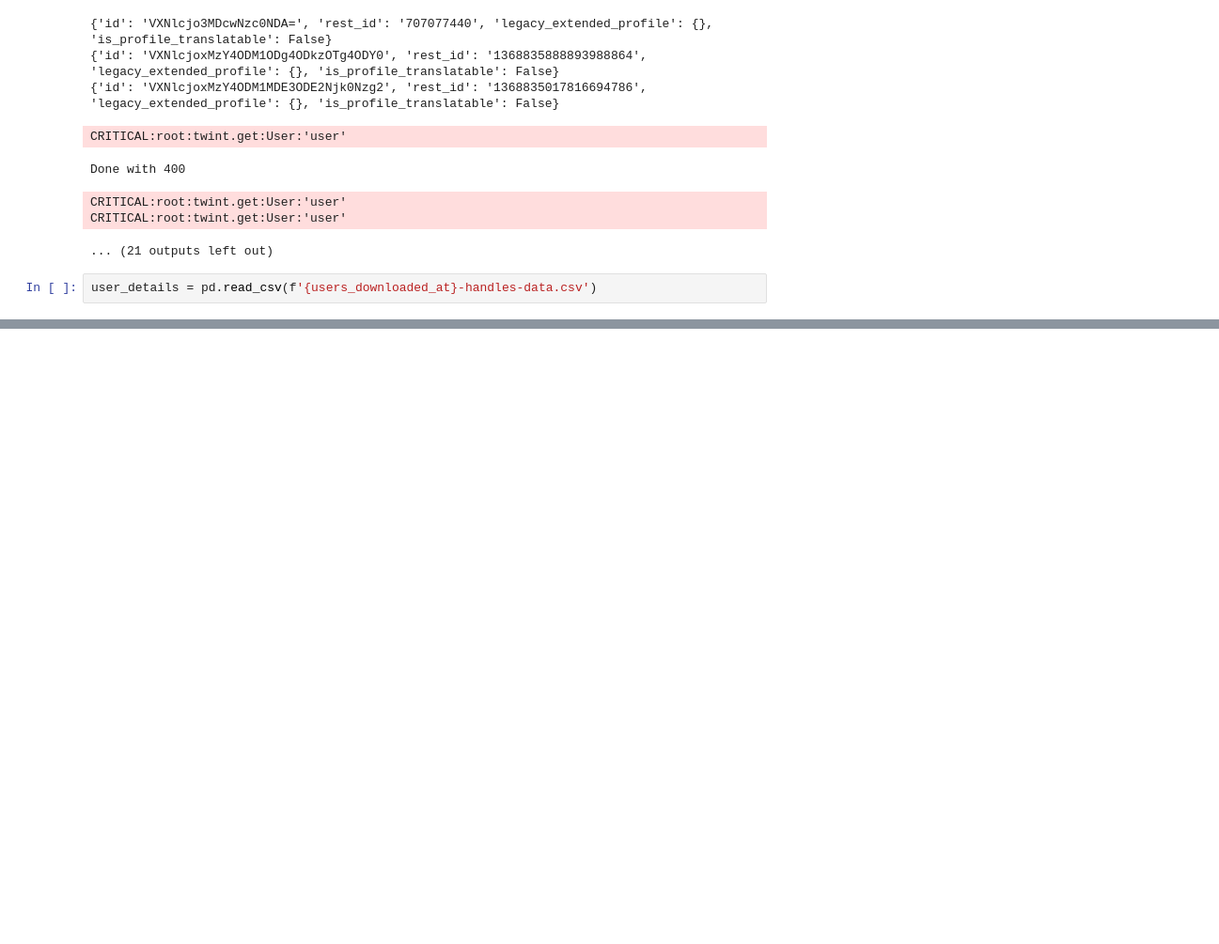
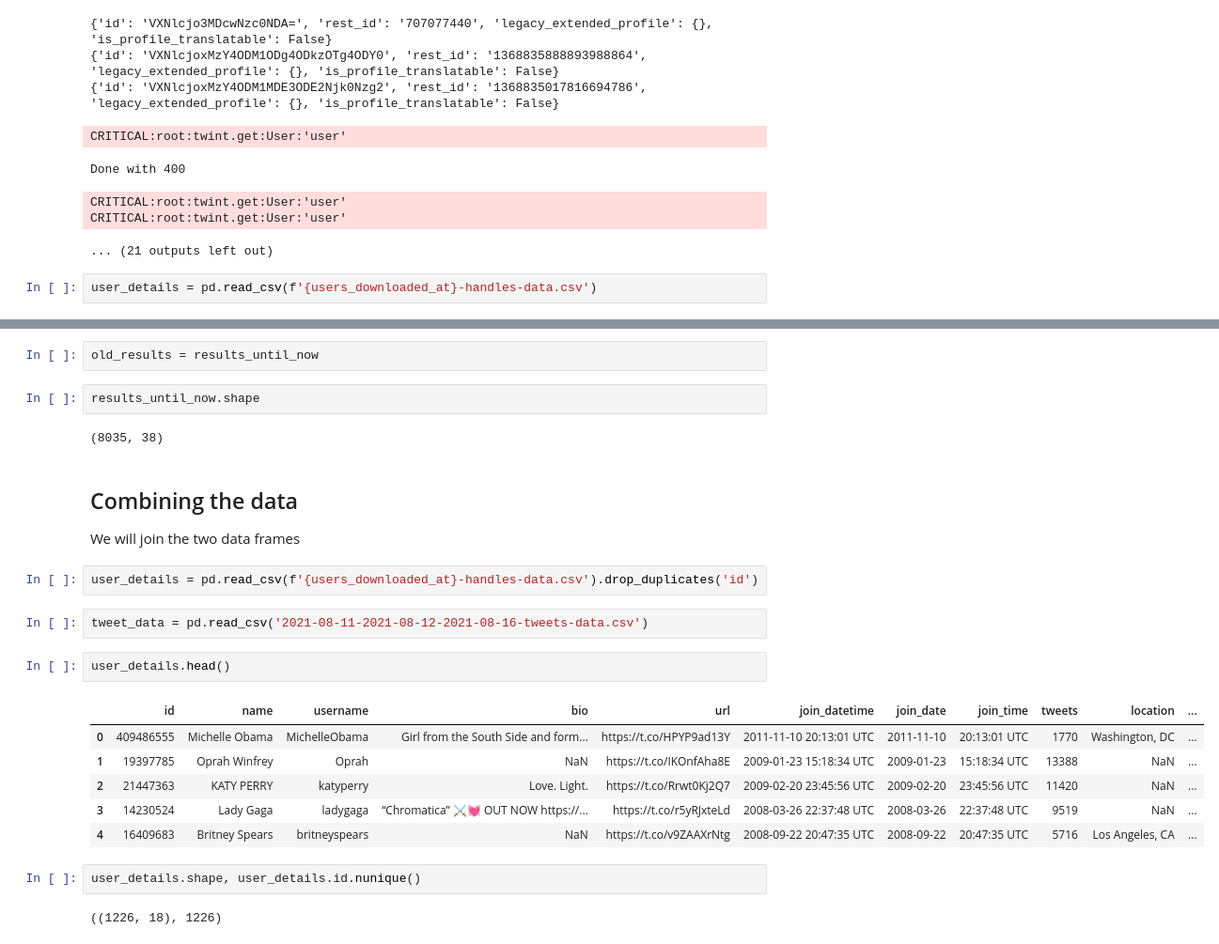
Before and after one commit to andreas-lloyd/course-data, a Jupyter notebook: twitter-exploration/downloading-data.ipynb, the cells around one changed output, grey strips where cells are left out. Shown at 94% size. Drawn from its saved outputs; the diff is of its cells as text; blank space fills up the shorter version.

```diff
--- a/twitter-exploration/downloading-data.ipynb
+++ b/twitter-exploration/downloading-data.ipynb
@@ -105,0 +226,26 @@ results.to_csv(f'{users_downloaded_at}-{download_tweets_from}-{download_tweets_t
+# %%
+old_results = results_until_now
+# %%
+results_until_now.shape
+# %% [output]
+(8035, 38)
+# %% [markdown]
+## Combining the data
+We will join the two data frames
+# %%
+user_details = pd.read_csv(f'{users_downloaded_at}-handles-data.csv').drop_duplicates('id')
+# %%
+tweet_data = pd.read_csv('2021-08-11-2021-08-12-2021-08-16-tweets-data.csv')
+# %%
+user_details.head()
+# %% [output]
+|  | id | name | username | bio | url | join_datetime | join_date | join_time | tweets | location | ... |
+| 0 | 409486555 | Michelle Obama | MichelleObama | Girl from the South Side and form... | https://t.co/HPYP9ad13Y | 2011-11-10 20:13:01 UTC | 2011-11-10 | 20:13:01 UTC | 1770 | Washington, DC | ... |
+| 1 | 19397785 | Oprah Winfrey | Oprah | NaN | https://t.co/IKOnfAha8E | 2009-01-23 15:18:34 UTC | 2009-01-23 | 15:18:34 UTC | 13388 | NaN | ... |
+| 2 | 21447363 | KATY PERRY | katyperry | Love. Light. | https://t.co/Rrwt0Kj2Q7 | 2009-02-20 23:45:56 UTC | 2009-02-20 | 23:45:56 UTC | 11420 | NaN | ... |
+| 3 | 14230524 | Lady Gaga | ladygaga | “Chromatica” ⚔️💓 OUT NOW https://... | https://t.co/r5yRJxteLd | 2008-03-26 22:37:48 UTC | 2008-03-26 | 22:37:48 UTC | 9519 | NaN | ... |
+| 4 | 16409683 | Britney Spears | britneyspears | NaN | https://t.co/v9ZAAXrNtg | 2008-09-22 20:47:35 UTC | 2008-09-22 | 20:47:35 UTC | 5716 | Los Angeles, CA | ... |
+# %%
+user_details.shape, user_details.id.nunique()
+# %% [output]
+((1226, 18), 1226)
```
Also changed, not shown: parts of 11 cells of this notebook, 4 other files.
